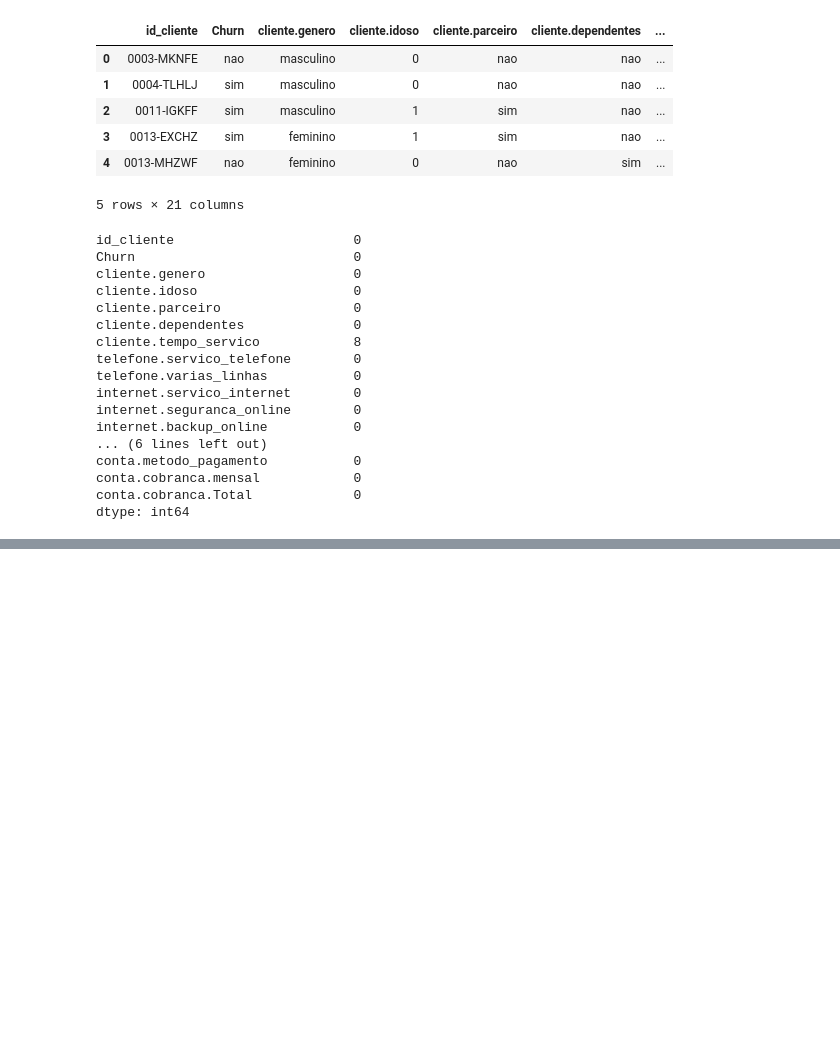
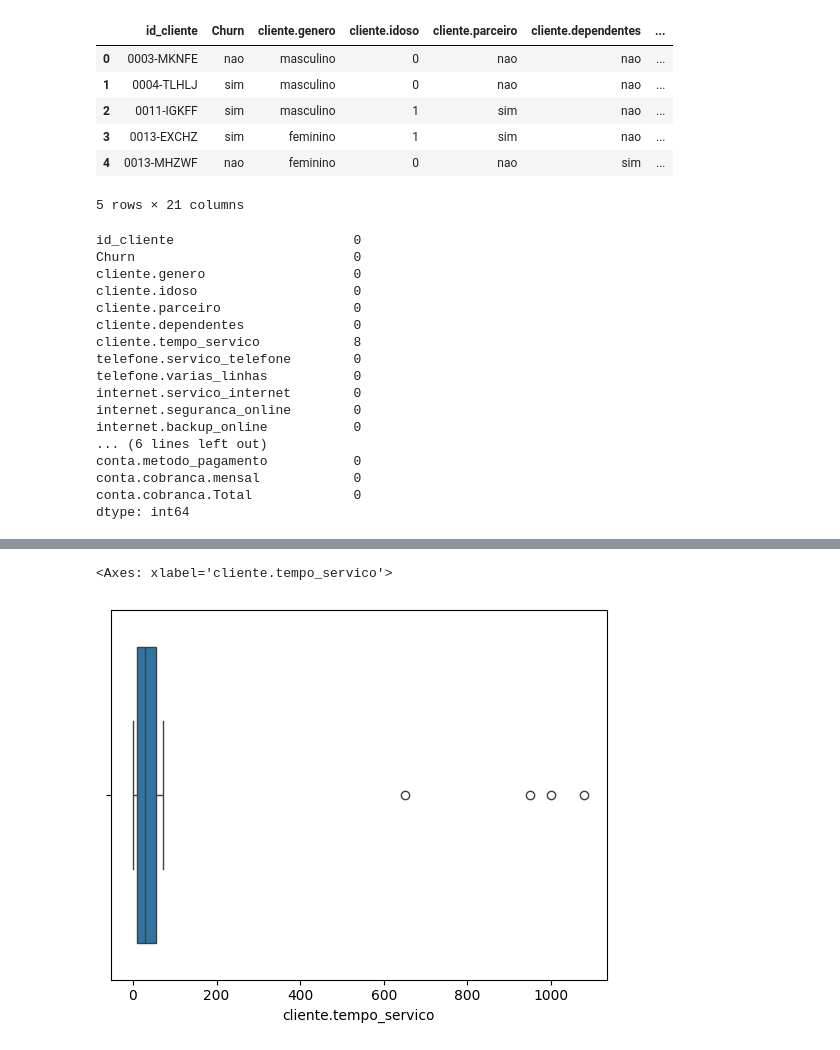
Before and after one commit to Iltonns/Estudo-e-Projetos-Alura, a Jupyter notebook: Python para Data Sciense/Pandas/Limpeza e tratamento de dados/Limpeza e tratamento de dados.ipynb, the cells around one changed output, grey strips where cells are left out. Saved outputs shown, nothing was run; the diff lists cells and outputs as text; code cells hidden in the pictures; blank space fills up the shorter version.

```diff
--- a/Python para Data Sciense/Pandas/Limpeza e tratamento de dados/Limpeza e tratamento de dados.ipynb
+++ b/Python para Data Sciense/Pandas/Limpeza e tratamento de dados/Limpeza e tratamento de dados.ipynb
@@ -532,0 +545,9 @@ dtype: int64
+# %%
+# Calculando os limites inferior e superior para identificar os outliers na coluna 'cliente.tempo_servico' usando o método do IQR
+Q1 = df_dados_sem_nulos['cliente.tempo_servico'].quantile(.25)
+Q3 = df_dados_sem_nulos['cliente.tempo_servico'].quantile(.75)
+IQR = Q3 - Q1
+limite_inferior = Q1 - 1.5*IQR
+limite_superior = Q3 + 1.5*IQR
+
+"""O metodo quantile() do pandas é utilizado para calcular os quantis de uma Série ou DataFrame. Um quantil é um valor que divide um conjunto de dados em partes iguais, permitindo a análise da distribuição dos dados. Por exemplo, o quantil 0.25 (Q1) representa o valor abaixo do qual 25% dos dados estão localizados, enquanto o quantil 0.75 (Q3) representa o valor abaixo do qual 75% dos dados estão localizados. O método quantile() é útil para entender a dispersão e a tendência central dos dados, bem como para identificar outliers e outras características importantes da distribuição dos dados."""
@@ -532,0 +570,4 @@ dtype: int64
+# %%
+# Identificando os outliers na coluna 'cliente.tempo_servico' e atribuindo o resultado a variável outliers_index
+outliers_index = (df_dados_sem_nulos['cliente.tempo_servico'] < limite_inferior) | (df_dados_sem_nulos['cliente.tempo_servico'] > limite_superior)
+outliers_index
@@ -532,0 +605,3 @@ dtype: int64
+# %%
+# Substituindo valores para os Otliers
+df_sem_outliers = df_dados_sem_nulos.copy()
@@ -532,0 +624,17 @@ dtype: int64
+# %%
+# Substituindo valores para os Otliers
+df_sem_outliers.loc[outliers_index, 'cliente.tempo_servico'] = np.ceil(
+    df_sem_outliers.loc[outliers_index, 'conta.cobranca.Total'] / df_sem_outliers.loc[outliers_index, 'conta.cobranca.mensal']
+)
+
+"""O metodo loc[] do pandas é utilizado para acessar um grupo de linhas e colunas em um DataFrame com base em rótulos ou uma matriz booleana. Ele permite a seleção de dados de forma eficiente, permitindo que você especifique tanto as linhas quanto as colunas que deseja acessar. A sintaxe básica é "df.loc[linhas, colunas]", onde "linhas" pode ser um rótulo, uma lista de rótulos ou uma matriz booleana, e "colunas" pode ser um rótulo, uma lista de rótulos ou uma matriz booleana. O loc[] é especialmente útil para filtrar dados, atualizar valores e realizar operações condicionais em DataFrames.
+
+O metodo ceil() da biblioteca numpy é utilizado para arredondar valores numéricos para o próximo número inteiro mais alto. Ele retorna o menor inteiro maior ou igual ao valor fornecido. Isso é útil em situações onde você precisa garantir que os valores sejam arredondados para cima, independentemente de sua parte decimal. Por exemplo, np.ceil(4.2) retornará 5.0, e np.ceil(-3.7) retornará -3.0. O método ceil() é frequentemente utilizado em cálculos financeiros, estatísticas e outras aplicações onde o arredondamento para cima é necessário."""
+# %%
+# Vizualizando os valores para substituir os outliers na coluna 'cliente.tempo_servico'
+sns.boxplot(x=df_sem_outliers['cliente.tempo_servico'])
+
+"""O metodo sns.boxplot() da biblioteca seaborn é utilizado para criar gráficos de caixa (box plots) que visualizam a distribuição de um conjunto de dados. Um box plot exibe a mediana, os quartis e os valores extremos (outliers) de uma variável numérica, permitindo uma análise rápida da dispersão e da simetria dos dados. O box plot é útil para identificar outliers, comparar distribuições entre diferentes grupos e entender a variabilidade dos dados. A sintaxe básica é sns.boxplot(x=data), onde 'data' é a série ou coluna do DataFrame que você deseja visualizar."""
+# %% [output]
+<Axes: xlabel='cliente.tempo_servico'>
+[figure, added]
```
Also changed, not shown: parts of 24 cells of this notebook.
